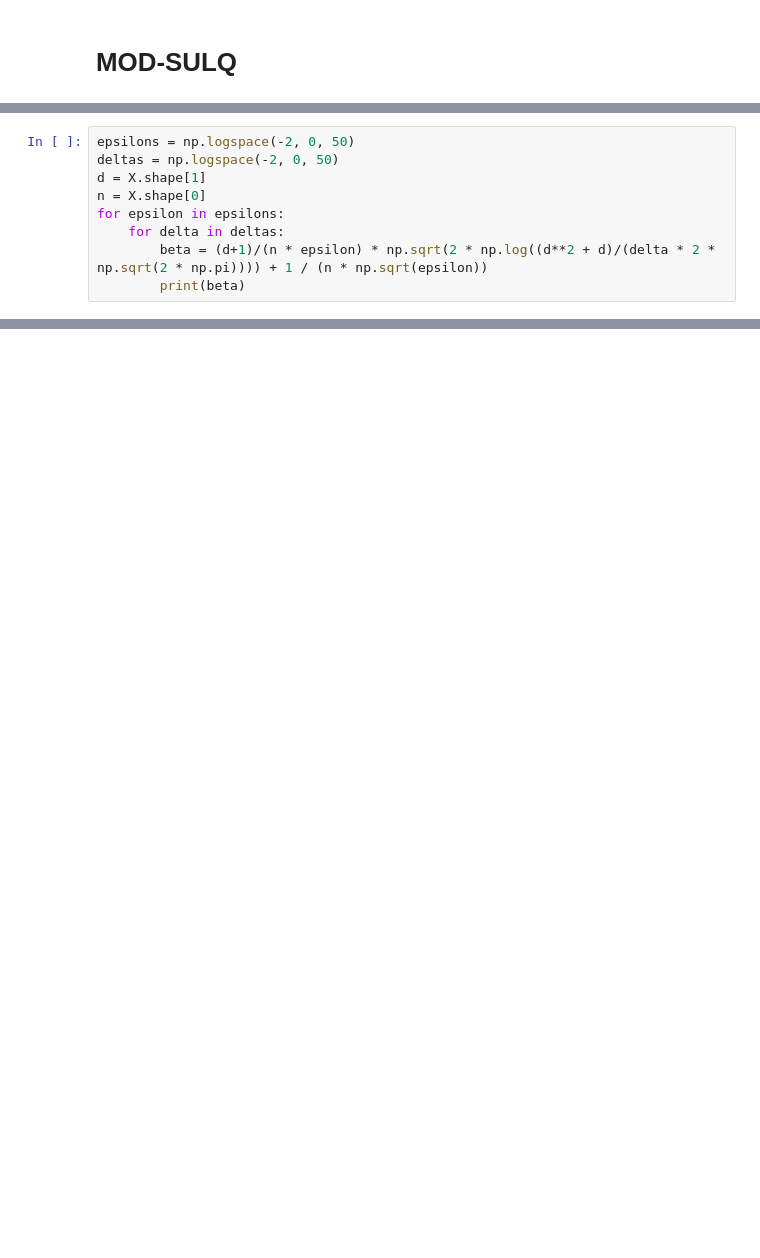
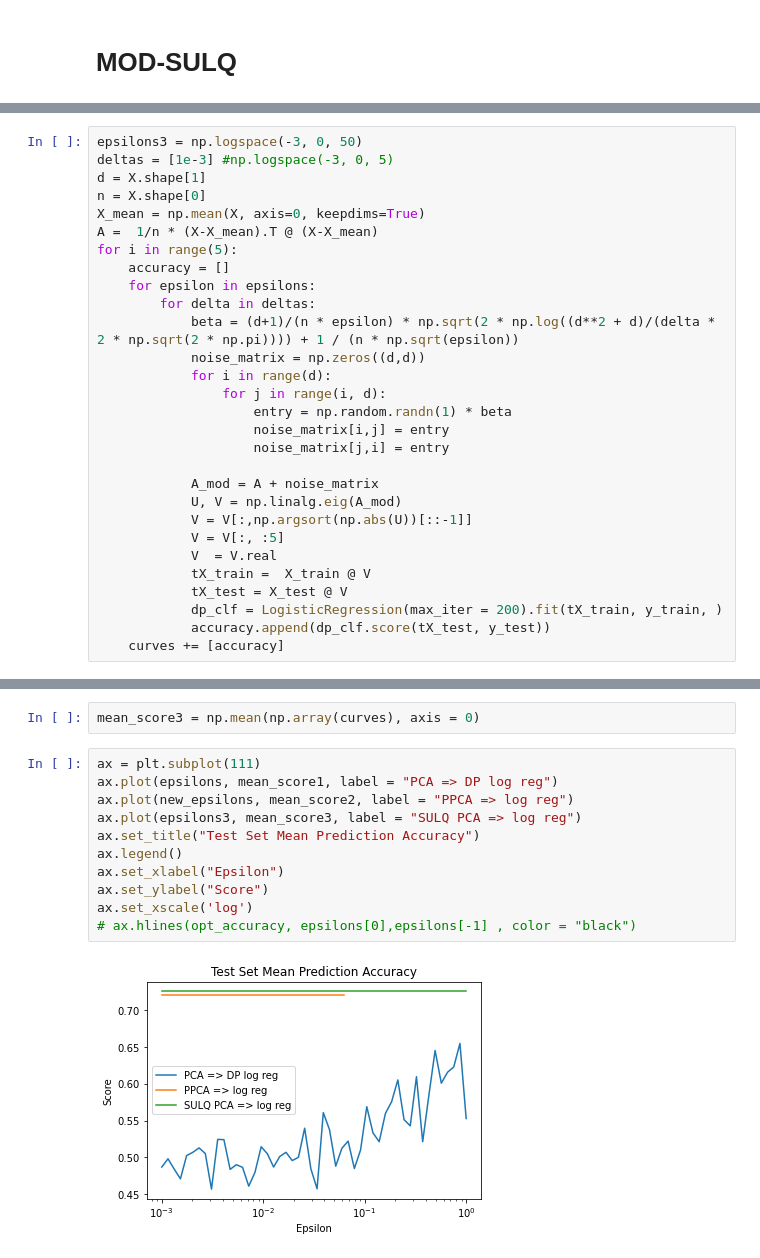
Before and after one commit to jefe-jeff/mse-234-project, a Jupyter notebook: scripts/dp_jordan_attempt.ipynb, the cells around one changed output, grey strips where cells are left out. Saved outputs shown, nothing was run; the diff lists cells and outputs as text; blank space fills up the shorter version.

```diff
--- a/scripts/dp_jordan_attempt.ipynb
+++ b/scripts/dp_jordan_attempt.ipynb
@@ -197,9 +258,29 @@ curves
 # %%
-epsilons = np.logspace(-2, 0, 50)
-deltas = np.logspace(-2, 0, 50)
+epsilons3 = np.logspace(-3, 0, 50)
+deltas = [1e-3] #np.logspace(-3, 0, 5)
 d = X.shape[1]
 n = X.shape[0]
-for epsilon in epsilons:
-    for delta in deltas:
-        beta = (d+1)/(n * epsilon) * np.sqrt(2 * np.log((d**2 + d)/(delta * 2 * np.sqrt(2 * np.pi)))) + 1 / (n * np.sqrt(epsilon))
-        print(beta)
+X_mean = np.mean(X, axis=0, keepdims=True)
+A =  1/n * (X-X_mean).T @ (X-X_mean)
+for i in range(5):
+    accuracy = []
+    for epsilon in epsilons:
+        for delta in deltas:
+            beta = (d+1)/(n * epsilon) * np.sqrt(2 * np.log((d**2 + d)/(delta * 2 * np.sqrt(2 * np.pi)))) + 1 / (n * np.sqrt(epsilon))
+            noise_matrix = np.zeros((d,d))
+            for i in range(d):
+                for j in range(i, d):
+                    entry = np.random.randn(1) * beta
+                    noise_matrix[i,j] = entry
+                    noise_matrix[j,i] = entry
+
+            A_mod = A + noise_matrix
+            U, V = np.linalg.eig(A_mod)
+            V = V[:,np.argsort(np.abs(U))[::-1]]
+            V = V[:, :5]
+            V  = V.real
+            tX_train =  X_train @ V
+            tX_test = X_test @ V
+            dp_clf = LogisticRegression(max_iter = 200).fit(tX_train, y_train, )
+            accuracy.append(dp_clf.score(tX_test, y_test))
+    curves += [accuracy]
@@ -269,0 +317,15 @@ array([[4.4061e+04, 3.3000e+01, 1.0000e+00, 2.0000e+00, 3.0000e+00],
+# %%
+mean_score3 = np.mean(np.array(curves), axis = 0)
+# %%
+ax = plt.subplot(111)
+ax.plot(epsilons, mean_score1, label = "PCA => DP log reg")
+ax.plot(new_epsilons, mean_score2, label = "PPCA => log reg")
+ax.plot(epsilons3, mean_score3, label = "SULQ PCA => log reg")
+ax.set_title("Test Set Mean Prediction Accuracy")
+ax.legend()
+ax.set_xlabel("Epsilon")
+ax.set_ylabel("Score")
+ax.set_xscale('log')
+# ax.hlines(opt_accuracy, epsilons[0],epsilons[-1] , color = "black")
+# %% [output]
+[figure, added]
```
Also changed, not shown: parts of 22 cells of this notebook, 3 other files.
